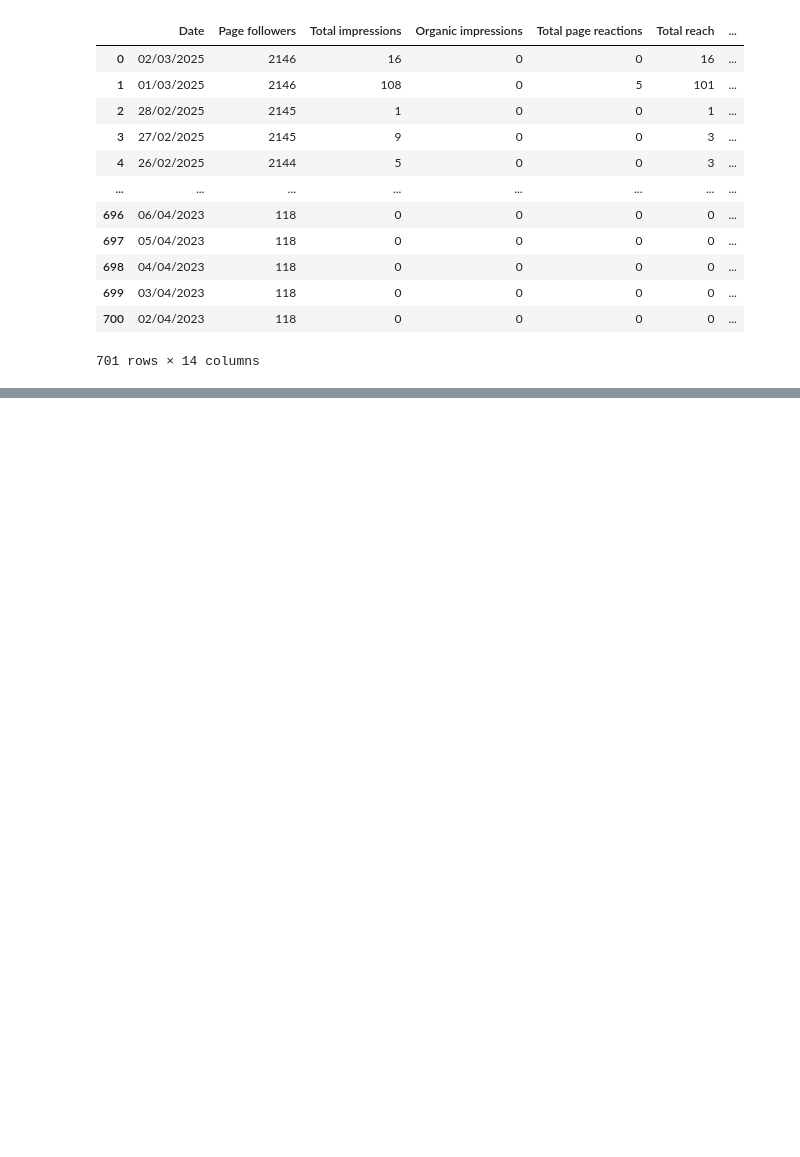
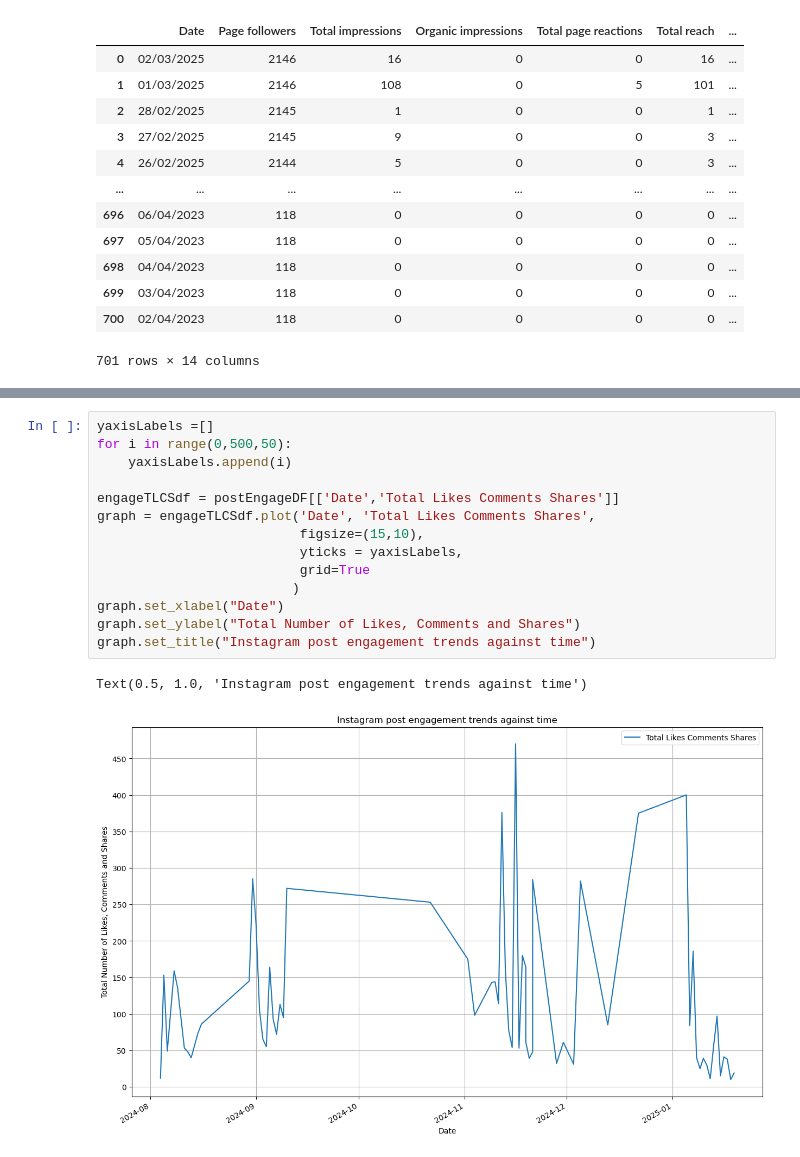
Before and after one commit to maryamzarin/ThrivingChildProj, a Jupyter notebook: Python Challenge.ipynb, the cells around one changed output, grey strips where cells are left out. Saved outputs shown, nothing was run; the diff lists cells and outputs as text; blank space fills up the shorter version.

```diff
--- a/Python Challenge.ipynb
+++ b/Python Challenge.ipynb
@@ -34,0 +158,17 @@ facebookDF
+# %%
+yaxisLabels =[]
+for i in range(0,500,50):
+    yaxisLabels.append(i)
+
+engageTLCSdf = postEngageDF[['Date','Total Likes Comments Shares']]
+graph = engageTLCSdf.plot('Date', 'Total Likes Comments Shares',
+                          figsize=(15,10),
+                          yticks = yaxisLabels,
+                          grid=True
+                         )
+graph.set_xlabel("Date")
+graph.set_ylabel("Total Number of Likes, Comments and Shares")
+graph.set_title("Instagram post engagement trends against time")
+# %% [output]
+Text(0.5, 1.0, 'Instagram post engagement trends against time')
+[figure, added]
```
Also changed, not shown: parts of 17 cells of this notebook, 4 other files.
